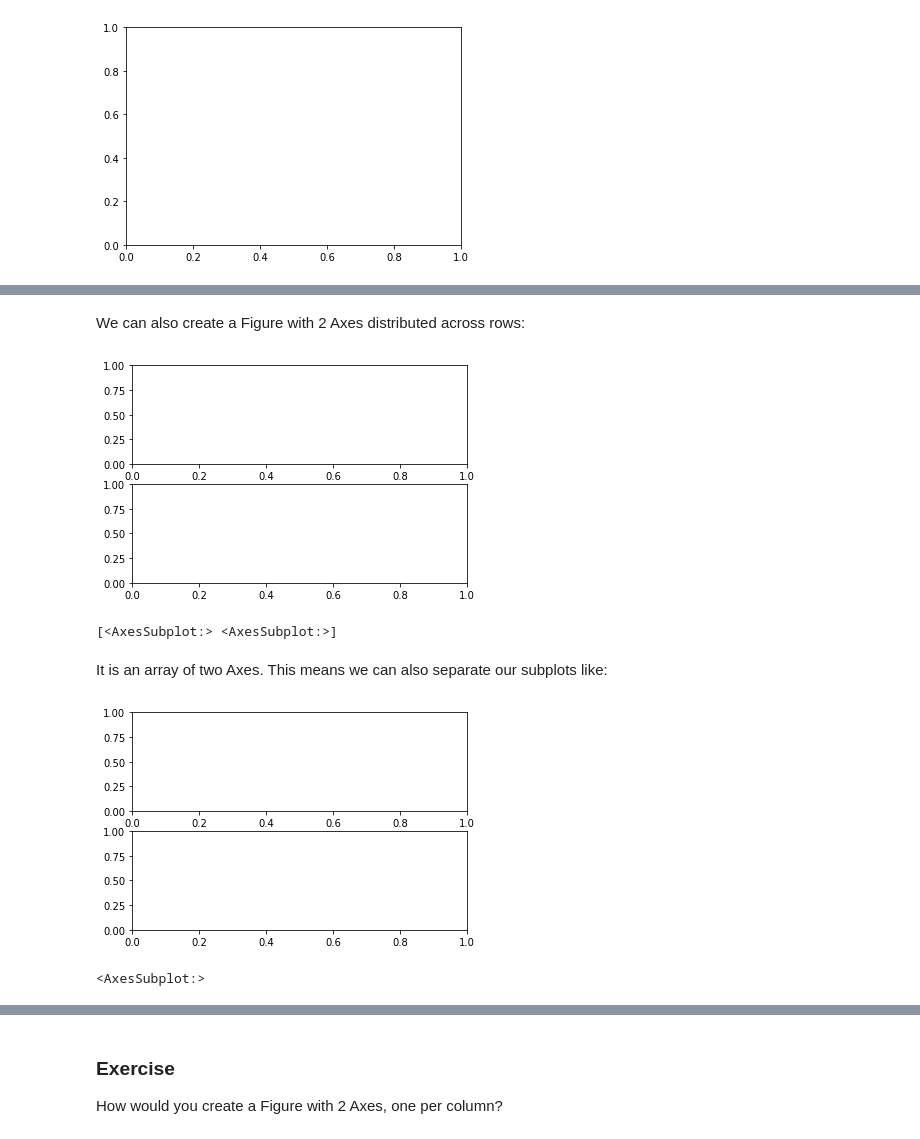
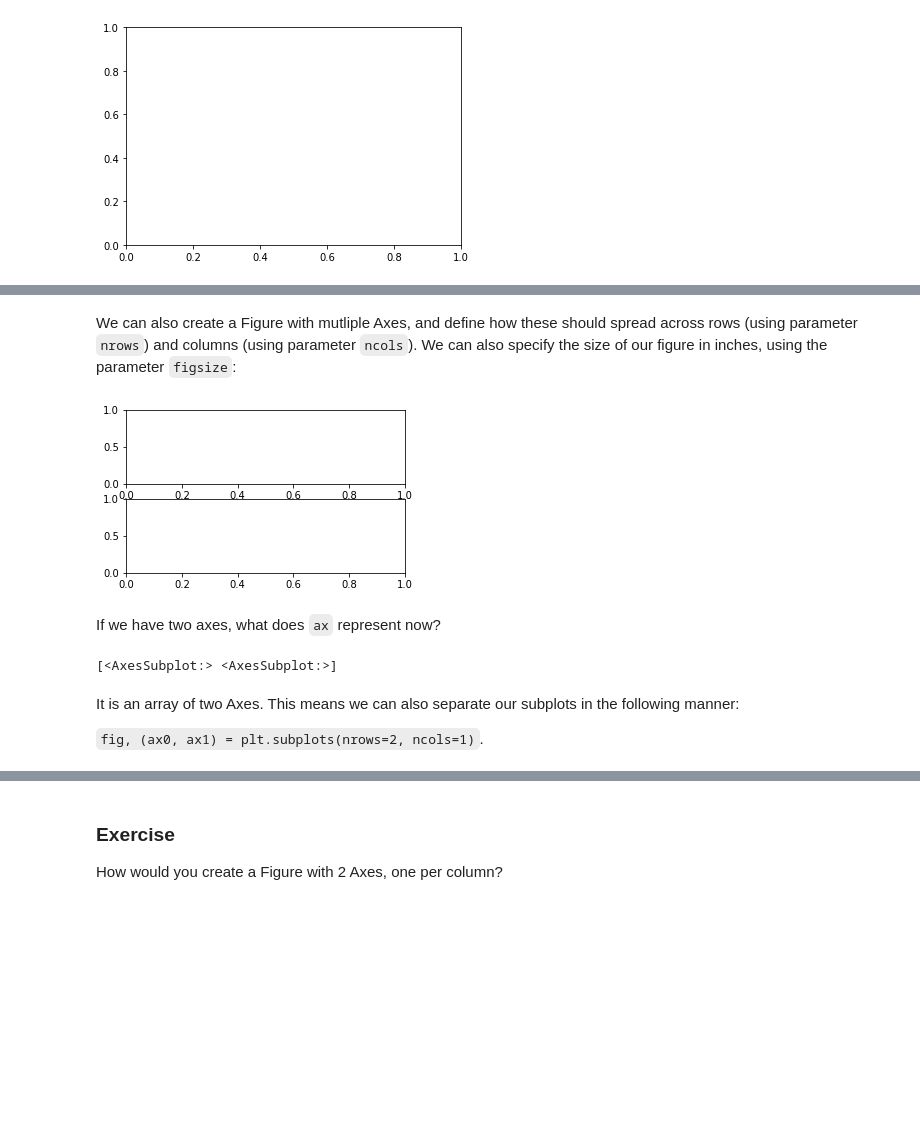
Before and after one commit to martinagvilas/ML-Vis-BrainHack-2021, a Jupyter notebook: notebooks/05-visualization.ipynb, the cells around one changed output, grey strips where cells are left out. Drawn from its saved outputs; the diff is of its cells as text; code cells hidden in the pictures; blank space fills up the shorter version.

```diff
--- a/notebooks/05-visualization.ipynb
+++ b/notebooks/05-visualization.ipynb
@@ -75,20 +65,16 @@ AxesSubplot(0.551296,0.0236113;0.445231x0.171388)
-# %% [markdown]
-We can also create a Figure with 2 Axes distributed across rows:
+# %% [markdown]
+We can also create a Figure with mutliple Axes, and define how these should spread across rows (using parameter `nrows`) and columns (using parameter `ncols`). We can also specify the size of our figure in inches, using the parameter `figsize`:
 # %%
-fig, ax = plt.subplots(nrows=2, ncols=1)
+fig, ax = plt.subplots(nrows=2, ncols=1, figsize=(5, 3))
 # %% [output]
-[figure, old version]
+[figure, new version]
+# %% [markdown]
+If we have two axes, what does `ax` represent now?
 # %%
 print(ax)
 # %% [output]
 [<AxesSubplot:> <AxesSubplot:>]
 # %% [markdown]
-It is an array of two Axes. This means we can also separate our subplots like:
+It is an array of two Axes. This means we can also separate our subplots in the following manner:
+
+`fig, (ax0, ax1) = plt.subplots(nrows=2, ncols=1)`.
-# %%
-fig, (ax0, ax1) = plt.subplots(nrows=2, ncols=1)
-# %% [output]
-[figure, removed]
-# %%
-ax0
-# %% [output]
-<AxesSubplot:>
```
Also changed, not shown: parts of 29 cells of this notebook, 5 other files.
